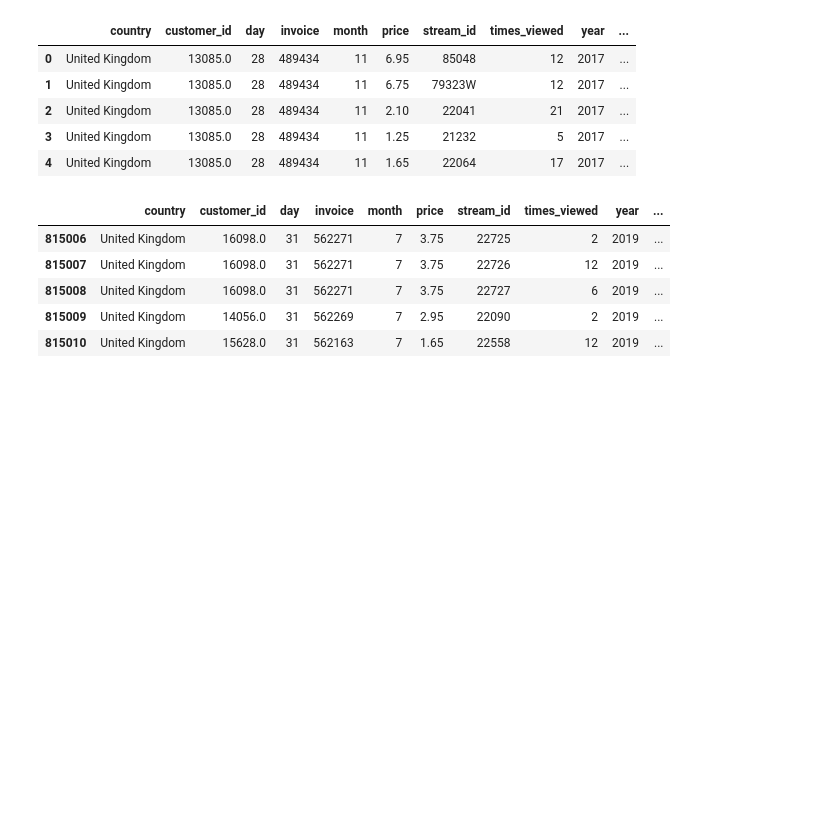
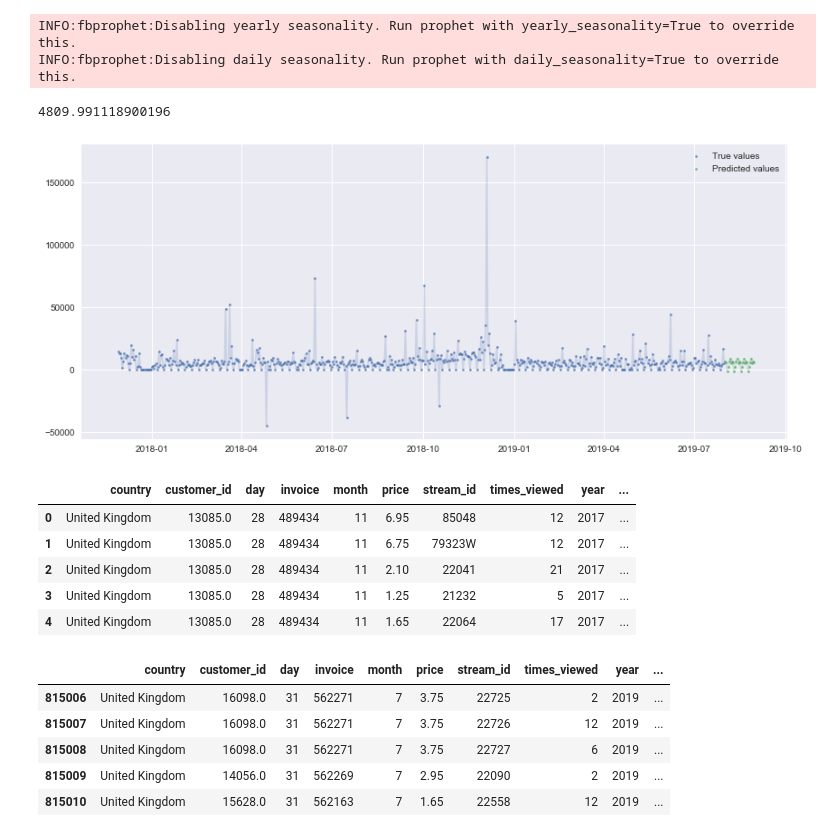
Before and after one commit to rdpb/ibm-ai-capstone, a Jupyter notebook: draft.ipynb, the cells around one changed output. Cells and saved outputs as stored; diff of their text form; code cells hidden in the pictures; blank space fills up the shorter version.

```diff
--- a/draft.ipynb
+++ b/draft.ipynb
@@ -18,3 +21,5 @@ from application.utils.plot import ts_plot
 # %%
 data_dir = os.path.join("data","cs-train")
 df = fetch_data(data_dir)
+# %%
+ts_data = fetch_ts(data_dir)
@@ -21,3 +73,27 @@ df = fetch_data(data_dir)
+# %%
+curr = ts_data['all'].date.values[-1] + np.timedelta64(1,'D')
+plus_30 = curr + np.timedelta64(30,'D')
+next_df = pd.DataFrame({'ds':np.arange(curr,plus_30,dtype='datetime64[D]')})
+# %%
+df = ts_data['all'][['date', 'revenue']].copy(deep=True)
+df.rename(columns={'date':'ds', 'revenue':'y'}, inplace=True)
+#df = df[-365:]
+# %%
+from fbprophet import Prophet
+m = Prophet()
+m.fit(df)
+y_pred = m.predict(next_df)
+# %% [output]
+INFO:fbprophet:Disabling yearly seasonality. Run prophet with yearly_seasonality=True to override this.
+INFO:fbprophet:Disabling daily seasonality. Run prophet with daily_seasonality=True to override this.
+# %%
+y_pred.yhat.mean()
+# %% [output]
+4809.991118900196
+# %%
+ts_plot_pred(df.ds,df.y,y_pred.ds,y_pred.yhat,figx=14,figy=6)
+# %% [output]
+[figure, added]
 # %%
 df.head()
 # %% [output]
```
Also changed, not shown: parts of 8 cells of this notebook, 7 other files.
